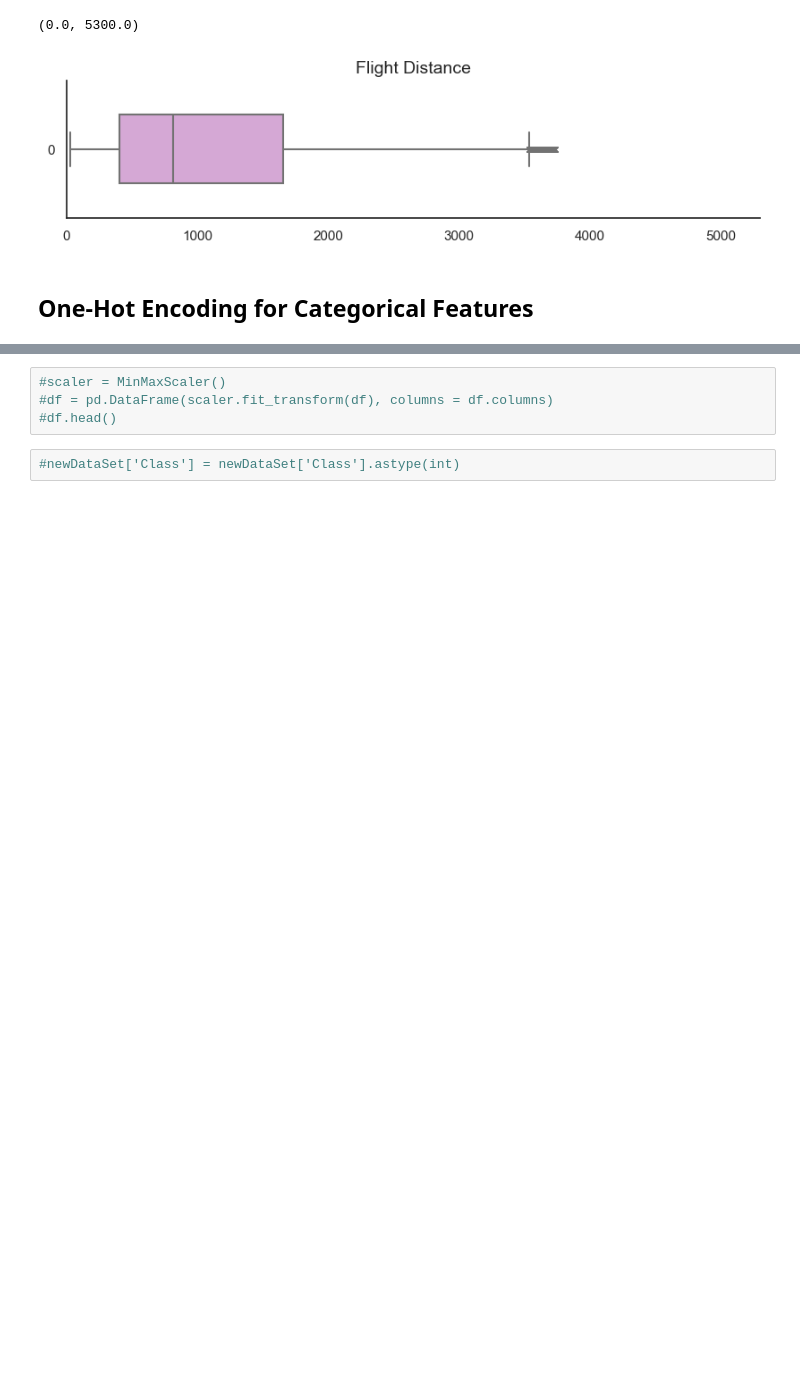
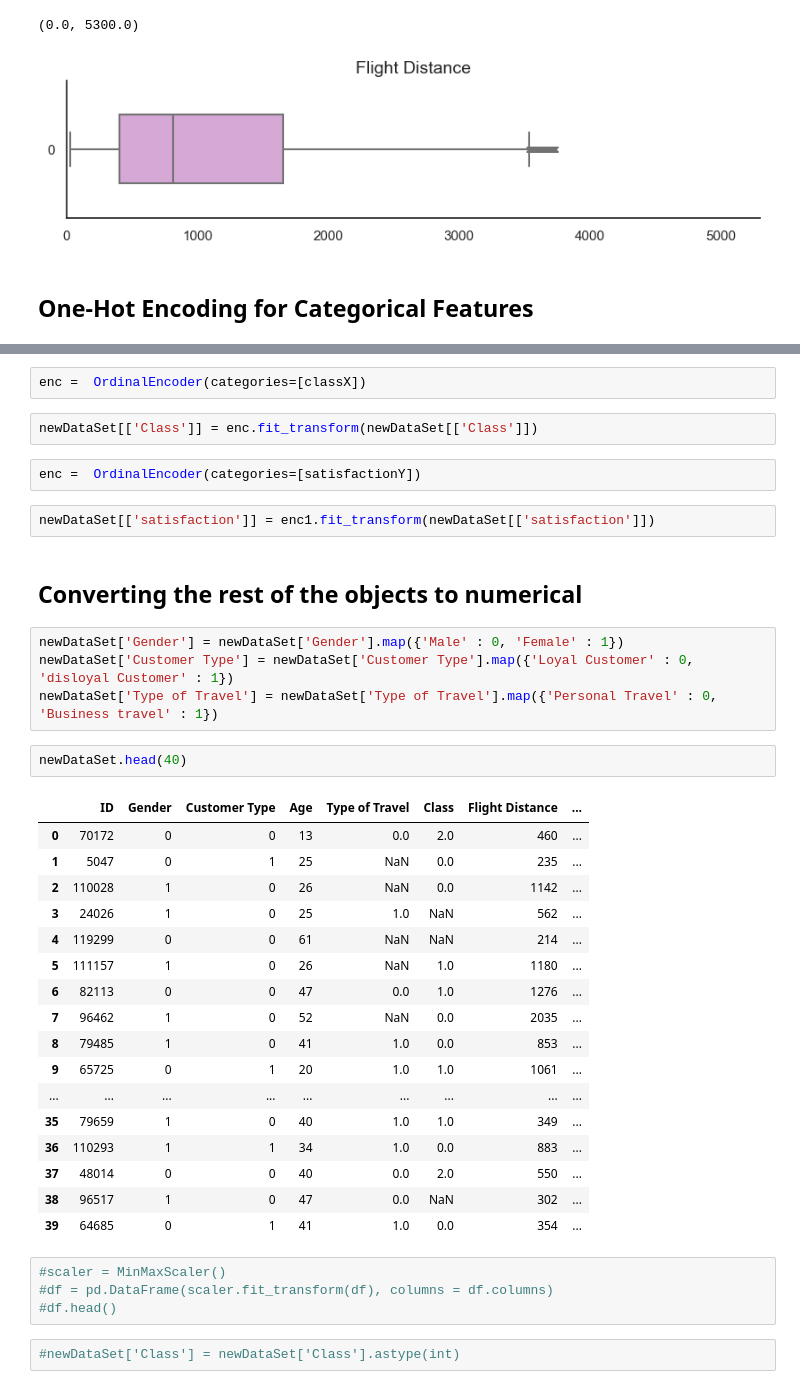
Before and after one commit to bu-ml-2022-23/ml-assignment-Shay-Khamar, a Jupyter notebook: ml-assignment.ipynb, the cells around one changed output, grey strips where cells are left out. Saved outputs shown, nothing was run; the diff lists cells and outputs as text; blank space fills up the shorter version.

```diff
--- a/ml-assignment.ipynb
+++ b/ml-assignment.ipynb
@@ -505,3 +483,37 @@ memory usage: 24.5 MB
+# %%
+enc =  OrdinalEncoder(categories=[classX])
+# %%
+newDataSet[['Class']] = enc.fit_transform(newDataSet[['Class']])
+# %%
+enc =  OrdinalEncoder(categories=[satisfactionY])
+# %%
+newDataSet[['satisfaction']] = enc1.fit_transform(newDataSet[['satisfaction']])
+# %% [markdown]
+## Converting the rest of the objects to numerical
+# %%
+newDataSet['Gender'] = newDataSet['Gender'].map({'Male' : 0, 'Female' : 1})
+newDataSet['Customer Type'] = newDataSet['Customer Type'].map({'Loyal Customer' : 0, 'disloyal Customer' : 1})
+newDataSet['Type of Travel'] = newDataSet['Type of Travel'].map({'Personal Travel' : 0, 'Business travel' : 1})
+# %%
+newDataSet.head(40)
+# %% [output]
+|  | ID | Gender | Customer Type | Age | Type of Travel | Class | Flight Distance | ... |
+| 0 | 70172 | 0 | 0 | 13 | 0.0 | 2.0 | 460 | ... |
+| 1 | 5047 | 0 | 1 | 25 | NaN | 0.0 | 235 | ... |
+| 2 | 110028 | 1 | 0 | 26 | NaN | 0.0 | 1142 | ... |
+| 3 | 24026 | 1 | 0 | 25 | 1.0 | NaN | 562 | ... |
+| 4 | 119299 | 0 | 0 | 61 | NaN | NaN | 214 | ... |
+| 5 | 111157 | 1 | 0 | 26 | NaN | 1.0 | 1180 | ... |
+| 6 | 82113 | 0 | 0 | 47 | 0.0 | 1.0 | 1276 | ... |
+| 7 | 96462 | 1 | 0 | 52 | NaN | 0.0 | 2035 | ... |
+| 8 | 79485 | 1 | 0 | 41 | 1.0 | 0.0 | 853 | ... |
+| 9 | 65725 | 0 | 1 | 20 | 1.0 | 1.0 | 1061 | ... |
+| ... | ... | ... | ... | ... | ... | ... | ... | ... |
+| 35 | 79659 | 1 | 0 | 40 | 1.0 | 1.0 | 349 | ... |
+| 36 | 110293 | 1 | 1 | 34 | 1.0 | 0.0 | 883 | ... |
+| 37 | 48014 | 0 | 0 | 40 | 0.0 | 2.0 | 550 | ... |
+| 38 | 96517 | 1 | 0 | 47 | 0.0 | NaN | 302 | ... |
+| 39 | 64685 | 0 | 1 | 41 | 1.0 | 0.0 | 354 | ... |
 # %%
 #scaler = MinMaxScaler()
 #df = pd.DataFrame(scaler.fit_transform(df), columns = df.columns)
```
Also changed, not shown: parts of 27 cells of this notebook.
